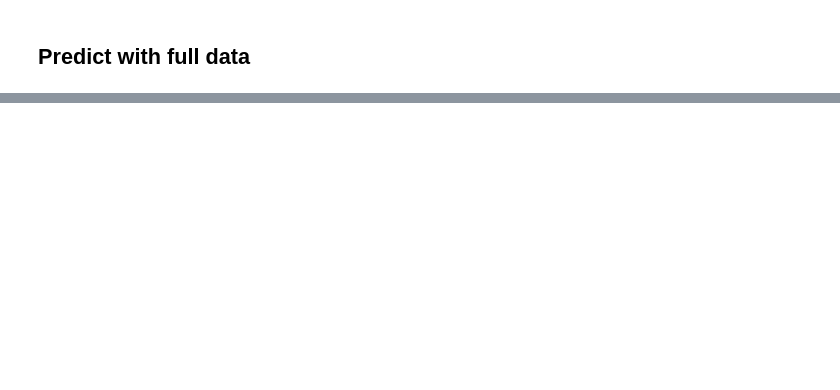
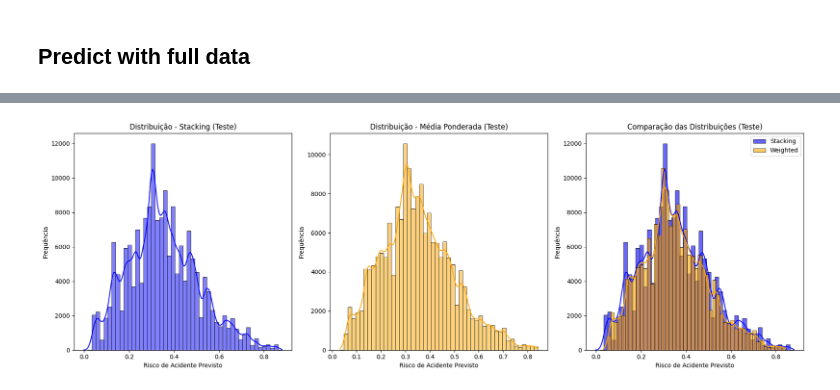
Before and after one commit to RichardMan13/Predicting-Road-Accident-Risk, a Jupyter notebook: model.ipynb, the cells around one changed output, grey strips where cells are left out. Saved outputs shown, nothing was run; the diff lists cells and outputs as text; code cells hidden in the pictures; blank space fills up the shorter version.

Commit message:
pipeline criada para a solucao

```diff
--- a/model.ipynb
+++ b/model.ipynb
@@ -423,66 +580,93 @@ Training Stacking Regressor...
 # %%
-
+# =============================================================================
+# 11. ANÁLISE FINAL E VISUALIZAÇÃO DAS PREVISÕES DE TESTE
+# =============================================================================
 import matplotlib.pyplot as plt
 import seaborn as sns
+# (Assume-se que 'pd' e 'np' já estão importados)
 
-# Generate Final Predictions and Create Submission Files
-print("Generating Final Predictions and Submissions")
-print("=" * 50)
+print("\n\n" + "=" * 60)
+print("11. Análise e Visualização das Previsões Finais (Teste)")
+print("=" * 60)
+
+# -----------------------------------------------------------------------------
+# 11.1. Criar DataFrames de Submissão
+# -----------------------------------------------------------------------------
+# (Nota: O script anterior da Etapa 10 já salvou o *melhor* modelo.
+# Este bloco salva ambos os ensembles para comparação, o que é ótimo!)
+
+print("Salvando arquivos de submissão para AMBOS os ensembles...")
 
 stacking_submission_df = pd.DataFrame({
     'id': test['id'],
-    'accident_risk': stacking_val_predictions
+    # --- ADAPTADO ---
+    'accident_risk': stacking_test_predictions
 })
 
 weighted_submission_df = pd.DataFrame({
     'id': test['id'],
-    'accident_risk': weighted_val_predictions
+    # --- ADAPTADO ---
+    'accident_risk': weighted_test_predictions
 })
 
 stacking_submission_df.to_csv('stacking_submission_df.csv', index=False)
-print("Stacking submission saved as 'stacking_submission_df.csv'")
+print("Submissão do Stacking salva como 'stacking_submission_df.csv'")
 
 weighted_submission_df.to_csv('weighted_submission_df.csv', index=False)
-print("Weighted submission saved as 'weighted_submission_df.csv'")
+print("Submissão da Média Ponderada salva como 'weighted_submission_df.csv'")
 
-# Statistical comparison of test predictions
-print(f"\nTest Predictions Statistics:")
-print("=" * 40)
-print(f"{'Model':<10} {'Mean':<12} {'Std':<12} {'Min':<12} {'Max':<12}")
+# -----------------------------------------------------------------------------
+# 11.2. Comparação Estatística
+# -----------------------------------------------------------------------------
+print(f"\nEstatísticas das Previsões de Teste:")
+print("=" * 60)
+print(f"{'Modelo':<10} {'Mean':<12} {'Std':<12} {'Min':<12} {'Max':<12}")
 print("-" * 60)
-print(f"{'Stacking':<10} {stacking_val_predictions.mean():<12.6f} {stacking_val_predictions.std():<12.6f} {stacking_val_predictions.min():<12.6f} {stacking_val_predictions.max():<12.6f}")
-print(f"{'Weighted':<10} {weighted_val_predictions.mean():<12.6f} {weighted_val_predictions.std():<12.6f} {weighted_val_predictions.min():<12.6f} {weighted_val_predictions.max():<12.6f}")
+# --- ADAPTADO ---
+print(f"{'Stacking':<10} {stacking_test_predictions.mean():<12.6f} {stacking_test_predictions.std():<12.6f} {stacking_test_predictions.min():<12.6f} {stacking_test_predictions.max():<12.6f}")
+print(f"{'Weighted':<10} {weighted_test_predictions.mean():<12.6f} {weighted_test_predictions.std():<12.6f} {weighted_test_predictions.min():<12.6f} {weighted_test_predictions.max():<12.6f}")
 
-# Correlation between predictions
-prediction_correlation = np.corrcoef(stacking_val_predictions, weighted_val_predictions)[0, 1]
-print(f"\nCorrelation between Stacking and Weighted test predictions: {prediction_correlation:.6f}")
+# Correlação entre as previsões
+# --- ADAPTADO ---
+prediction_correlation = np.corrcoef(stacking_test_predictions, weighted_test_predictions)[0, 1]
+print(f"\nCorrelação entre as previsões (Stacking vs Weighted): {prediction_correlation:.6f}")
 
-# Visualize prediction distributions
-plt.figure(figsize=(15, 5))
+# -----------------------------------------------------------------------------
+# 11.3. Visualização das Distribuições
+# -----------------------------------------------------------------------------
+print("\nGerando visualização das distribuições das previsões...")
 
-# Stacking predictions distribution
+
+plt.figure(figsize=(18, 6)) # Aumentei um pouco a largura
+
+# Distribuição do Stacking
 plt.subplot(1, 3, 1)
-plt.hist(stacking_val_predictions, bins=50, alpha=0.7, edgecolor='black', color='blue')
-plt.title('Stacking Test Predictions')
-plt.xlabel('Predicted Accident Risk')
-plt.ylabel('Frequency')
+# --- ADAPTADO ---
+sns.histplot(stacking_test_predictions, bins=50, kde=True, color='blue')
+plt.title('Distribuição - Stacking (Teste)')
+plt.xlabel('Risco de Acidente Previsto')
+plt.ylabel('Frequência')
 
-# Weighted predictions distribution
+# Distribuição da Média Ponderada
 plt.subplot(1, 3, 2)
-plt.hist(weighted_val_predictions, bins=50, alpha=0.7, edgecolor='black', color='orange')
-plt.title('Weighted Test Predictions')
-plt.xlabel('Predicted Accident Risk')
-plt.ylabel('Frequency')
+# --- ADAPTADO ---
+sns.histplot(weighted_test_predictions, bins=50, kde=True, color='orange')
+plt.title('Distribuição - Média Ponderada (Teste)')
+plt.xlabel('Risco de Acidente Previsto')
+plt.ylabel('Frequência')
 
-# Overlay comparison
+# Comparação sobreposta
 plt.subplot(1, 3, 3)
-plt.hist(stacking_val_predictions, bins=50, alpha=0.5, edgecolor='black', color='blue', label='Stacking')
-plt.hist(weighted_val_predictions, bins=50, alpha=0.5, edgecolor='black', color='orange', label='Weighted')
-plt.title('Prediction Distributions Comparison')
-plt.xlabel('Predicted Accident Risk')
-plt.ylabel('Frequency')
+# --- ADAPTADO ---
+sns.histplot(stacking_test_predictions, bins=50, kde=True, color='blue', label='Stacking', alpha=0.6)
+sns.histplot(weighted_test_predictions, bins=50, kde=True, color='orange', label='Weighted', alpha=0.6)
+plt.title('Comparação das Distribuições (Teste)')
+plt.xlabel('Risco de Acidente Previsto')
+plt.ylabel('Frequência')
 plt.legend()
 
 plt.tight_layout()
 plt.show()
+
+print("\nAnálise de visualização finalizada!")
 # %% [output]
@@ -501,0 +690 @@ Correlation between Stacking and Weighted test predictions: 0.996827
+[figure, added]
```
Also changed, not shown: parts of 4 cells of this notebook, 1 other file.
